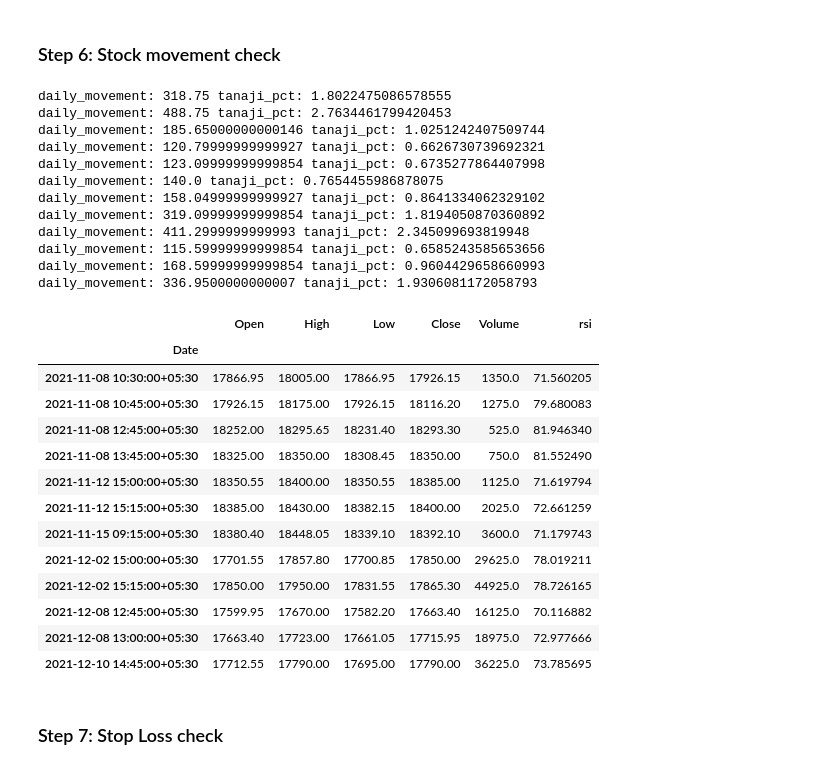
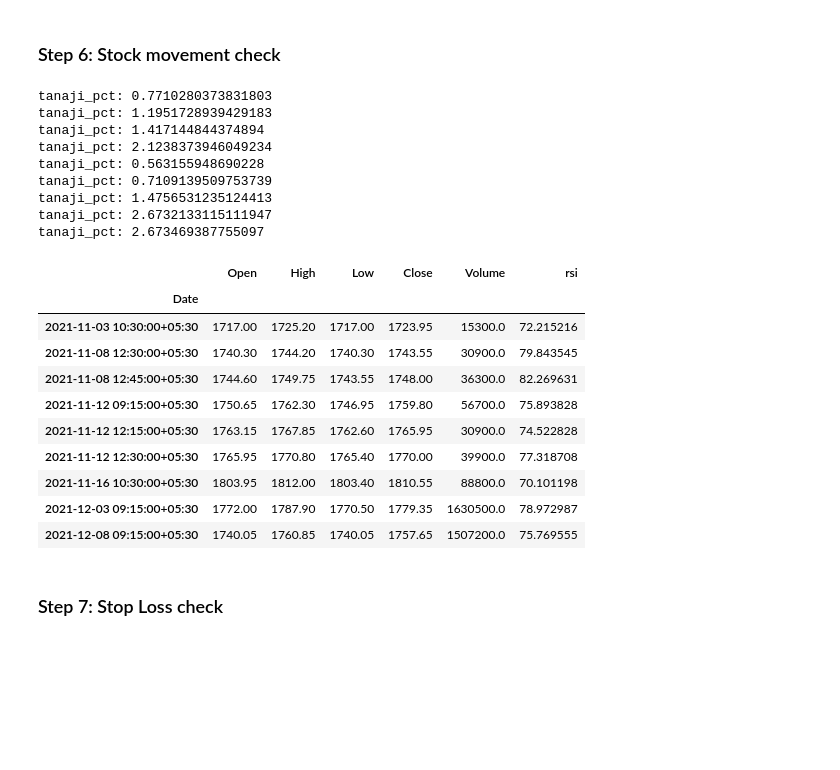
Before and after one commit to hbbtekademy/algo-trading, a Jupyter notebook: python/notebooks/strategies/rsi_strategy/RSIStrategy.ipynb, the cells around one changed output. Saved outputs shown, nothing was run; the diff lists cells and outputs as text; code cells hidden in the pictures; blank space fills up the shorter version.

```diff
--- a/python/notebooks/strategies/rsi_strategy/RSIStrategy.ipynb
+++ b/python/notebooks/strategies/rsi_strategy/RSIStrategy.ipynb
@@ -64,7 +89,7 @@ import numpy as np
 # %% [markdown]
 ## Load 15 min and 60 min stock data and calculate RSI
 # %%
-file_15min = '/content/stock_data/BAJAJFINSV21DECFUT-HIST-15M.csv'
+file_15min = '/content/stock_data/INFY21DECFUT-HIST-15M.csv'
 
 df_15min = pd.read_csv(file_15min, parse_dates=['Date'], index_col=['Date'])
 rsi = RSIIndicator(df_15min['Close']).rsi()
@@ -82,10 +107,10 @@ df_15min.tail()
 ## Set Strategy Parameters
 # %%
 window_start = '2021-11-01 00:00:00'
-window_end = '2021-12-18 00:00:00'
+window_end = '2021-12-15 00:00:00'
 rsi_15min = 70
 rsi_60min = 50
-lot_size = 75
+lot_size = 300
 stop_loss = 6000
 back_candles = 5
 volume_multiple = 2 # 2 or 3 times
@@ -157,18 +177,7 @@ temp_df = pd.DataFrame(columns=df.columns)
 temp_df.index.name = 'Date'
 
 for index, row in df.iterrows():
-  df_15min_temp = df_15min[:index]
-  #print(index)
-  #print(df_15min_temp.tail(10))
-  df_60min_o = df_15min_temp['Open'].resample('60Min', offset='30Min').apply({'Open': 'first'})
-  df_60min_h = df_15min_temp['High'].resample('60Min', offset='30Min').apply({'High': 'max'})
-  df_60min_l = df_15min_temp['Low'].resample('60Min', offset='30Min').apply({'Low': 'min'})
-  df_60min_c = df_15min_temp['Close'].resample('60Min', offset='30Min').apply({'Close': 'last'})
-  df_60min_vol = df_15min_temp['Volume'].resample('60Min', offset='30Min').apply({'Volume': 'sum'})
-  df_60min = pd.concat([df_60min_o, df_60min_h, df_60min_l, df_60min_c, df_60min_vol], axis=1)
-  df_60min.dropna(subset=['Open'], inplace=True)
-  rsi = RSIIndicator(df_60min['Close']).rsi()
-  df_60min = df_60min.assign(rsi=rsi.values)
+  df_60min = get_hourly_rsi(df_15min, index)
   #print(df_60min.tail(15))
 
   rsi = df_60min.iloc[-1]['rsi']
@@ -211,45 +214,36 @@ Hourly candle RSI is greater than 50.. 62.75625988643587
 # %%
 temp_df = pd.DataFrame(columns=df.columns)
 temp_df.index.name = 'Date'
 
 for index, row in df.iterrows():
-  prev_candles = helpers.get_previous_candles(df_15min, index, 5)
-  min_low = prev_candles['Low'].min()
-  daily_movement = row['High'] - min_low
-  tanaji_pct = (daily_movement/min_low)*100
-  print('daily_movement:', daily_movement,'tanaji_pct:', tanaji_pct)
+  tanaji_pct = get_tanaji_pct(df_15min, index, 5, row['High'])
+  print('tanaji_pct:', tanaji_pct)
   if(tanaji_pct < daily_movement_pct):
     temp_df.loc[index] = row
 
 df = temp_df
 temp_df
 # %% [output]
-daily_movement: 318.75 tanaji_pct: 1.8022475086578555
-daily_movement: 488.75 tanaji_pct: 2.7634461799420453
-daily_movement: 185.65000000000146 tanaji_pct: 1.0251242407509744
-daily_movement: 120.79999999999927 tanaji_pct: 0.6626730739692321
-daily_movement: 123.09999999999854 tanaji_pct: 0.6735277864407998
-daily_movement: 140.0 tanaji_pct: 0.7654455986878075
-daily_movement: 158.04999999999927 tanaji_pct: 0.8641334062329102
-daily_movement: 319.09999999999854 tanaji_pct: 1.8194050870360892
-daily_movement: 411.2999999999993 tanaji_pct: 2.345099693819948
-daily_movement: 115.59999999999854 tanaji_pct: 0.6585243585653656
-daily_movement: 168.59999999999854 tanaji_pct: 0.9604429658660993
-daily_movement: 336.9500000000007 tanaji_pct: 1.9306081172058793
+tanaji_pct: 0.7710280373831803
+tanaji_pct: 1.1951728939429183
+tanaji_pct: 1.417144844374894
+tanaji_pct: 2.1238373946049234
+tanaji_pct: 0.563155948690228
+tanaji_pct: 0.7109139509753739
+tanaji_pct: 1.4756531235124413
+tanaji_pct: 2.6732133115111947
+tanaji_pct: 2.673469387755097
 |  | Open | High | Low | Close | Volume | rsi |
 | Date |  |  |  |  |  |  |
-| 2021-11-08 10:30:00+05:30 | 17866.95 | 18005.00 | 17866.95 | 17926.15 | 1350.0 | 71.560205 |
-| 2021-11-08 10:45:00+05:30 | 17926.15 | 18175.00 | 17926.15 | 18116.20 | 1275.0 | 79.680083 |
-| 2021-11-08 12:45:00+05:30 | 18252.00 | 18295.65 | 18231.40 | 18293.30 | 525.0 | 81.946340 |
-| 2021-11-08 13:45:00+05:30 | 18325.00 | 18350.00 | 18308.45 | 18350.00 | 750.0 | 81.552490 |
-| 2021-11-12 15:00:00+05:30 | 18350.55 | 18400.00 | 18350.55 | 18385.00 | 1125.0 | 71.619794 |
-| 2021-11-12 15:15:00+05:30 | 18385.00 | 18430.00 | 18382.15 | 18400.00 | 2025.0 | 72.661259 |
-| 2021-11-15 09:15:00+05:30 | 18380.40 | 18448.05 | 18339.10 | 18392.10 | 3600.0 | 71.179743 |
-| 2021-12-02 15:00:00+05:30 | 17701.55 | 17857.80 | 17700.85 | 17850.00 | 29625.0 | 78.019211 |
-| 2021-12-02 15:15:00+05:30 | 17850.00 | 17950.00 | 17831.55 | 17865.30 | 44925.0 | 78.726165 |
-| 2021-12-08 12:45:00+05:30 | 17599.95 | 17670.00 | 17582.20 | 17663.40 | 16125.0 | 70.116882 |
-| 2021-12-08 13:00:00+05:30 | 17663.40 | 17723.00 | 17661.05 | 17715.95 | 18975.0 | 72.977666 |
-| 2021-12-10 14:45:00+05:30 | 17712.55 | 17790.00 | 17695.00 | 17790.00 | 36225.0 | 73.785695 |
+| 2021-11-03 10:30:00+05:30 | 1717.00 | 1725.20 | 1717.00 | 1723.95 | 15300.0 | 72.215216 |
+| 2021-11-08 12:30:00+05:30 | 1740.30 | 1744.20 | 1740.30 | 1743.55 | 30900.0 | 79.843545 |
+| 2021-11-08 12:45:00+05:30 | 1744.60 | 1749.75 | 1743.55 | 1748.00 | 36300.0 | 82.269631 |
+| 2021-11-12 09:15:00+05:30 | 1750.65 | 1762.30 | 1746.95 | 1759.80 | 56700.0 | 75.893828 |
+| 2021-11-12 12:15:00+05:30 | 1763.15 | 1767.85 | 1762.60 | 1765.95 | 30900.0 | 74.522828 |
+| 2021-11-12 12:30:00+05:30 | 1765.95 | 1770.80 | 1765.40 | 1770.00 | 39900.0 | 77.318708 |
+| 2021-11-16 10:30:00+05:30 | 1803.95 | 1812.00 | 1803.40 | 1810.55 | 88800.0 | 70.101198 |
+| 2021-12-03 09:15:00+05:30 | 1772.00 | 1787.90 | 1770.50 | 1779.35 | 1630500.0 | 78.972987 |
+| 2021-12-08 09:15:00+05:30 | 1740.05 | 1760.85 | 1740.05 | 1757.65 | 1507200.0 | 75.769555 |
 # %% [markdown]
 ### Step 7: Stop Loss check
 # %%
```
Also changed, not shown: parts of 10 cells of this notebook.
